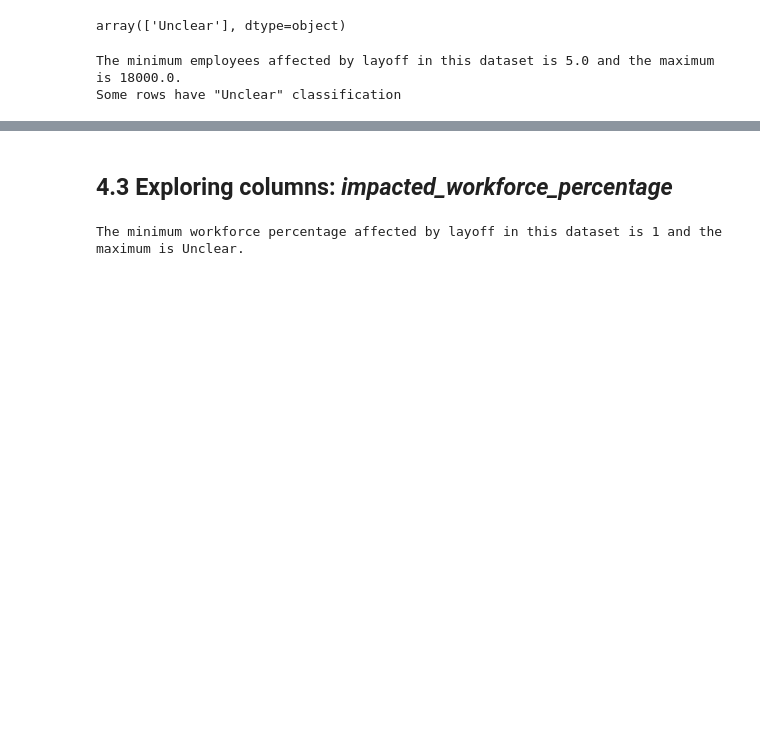
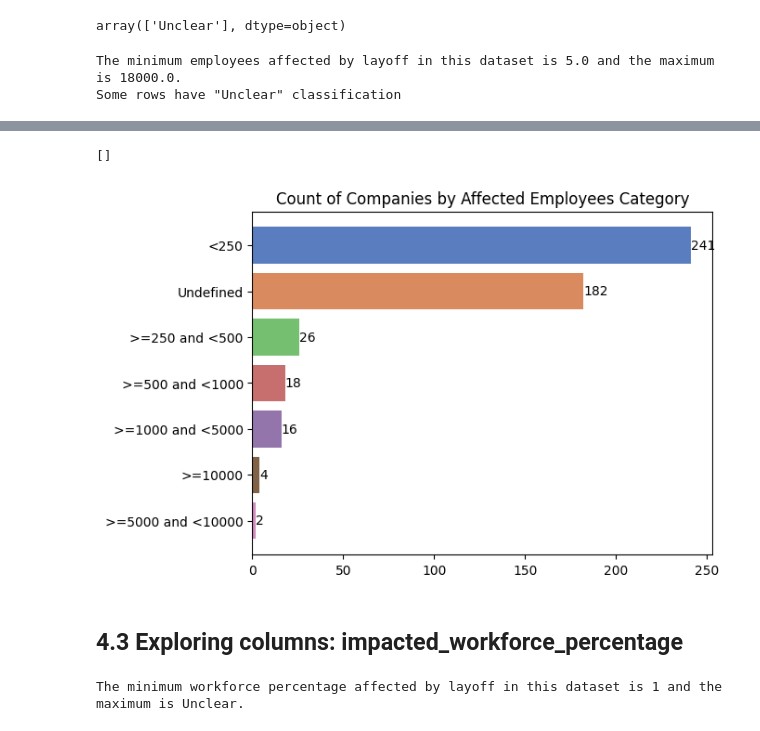
Before and after one commit to teusinn/TechCompaniesLayoff, a Jupyter notebook: src/main.ipynb, the cells around one changed output, grey strips where cells are left out. Cells and saved outputs as stored; diff of their text form; code cells hidden in the pictures; blank space fills up the shorter version.

Commit message:
Completing analysis for 'total_analysis', 'impacted_workforce_percentage', and 'reported_date'

```diff
--- a/src/main.ipynb
+++ b/src/main.ipynb
@@ -16,6 +16,7 @@ import seaborn              as sns
 # %%
 # Default variables
 df = pd.read_csv('../data/raw_tech_layoffs.csv', sep=',')
+chart_colors = sns.color_palette('muted')
 # %% [markdown]
 ## 3. Configuring the environment
 # %%
@@ -212,6 +212,8 @@ options_category_total_layoffs = [
 df['category_total_layoffs'] = np.select(conditions_category_total_layoffs, options_category_total_layoffs, 'Undefined')
 
 # Counting each of this category
-print('')
-print(df['category_total_layoffs'].value_counts().sort_values('total_layoffs'))
+category_total_layoffs_count = df['category_total_layoffs'].value_counts()
+
+print('The count of companies for each category are:')
+print(category_total_layoffs_count)
 # %% [output]
@@ -247,5 +229,18 @@ df[df['category_total_layoffs'] == 'Undefined']
+# %%
+# Variables for the chart below
+category_total_layoffs_values = category_total_layoffs_count.values
+category_total_layoffs_labels = category_total_layoffs_count.index
+
+# Creating a bar chart to better visualize the previous data
+plt.title('Count of Companies by Affected Employees Category')
+category_total_layoffs_ax = sns.barplot(df, x=category_total_layoffs_values, y=category_total_layoffs_labels, palette=chart_colors, orient='h')
+category_total_layoffs_ax.bar_label(category_total_layoffs_ax.containers[0])
+plt.plot()
+# %% [output]
+[]
+[figure, added]
 # %% [markdown]
-## 4.3 Exploring columns: ***impacted_workforce_percentage***
+## 4.3 Exploring columns: **impacted_workforce_percentage**
 # %%
 # Minimum and maximum "impacted_workforce_percentage"
 min_workforce_percentage = df['impacted_workforce_percentage'].min()
```
Also changed, not shown: parts of 16 cells of this notebook.
